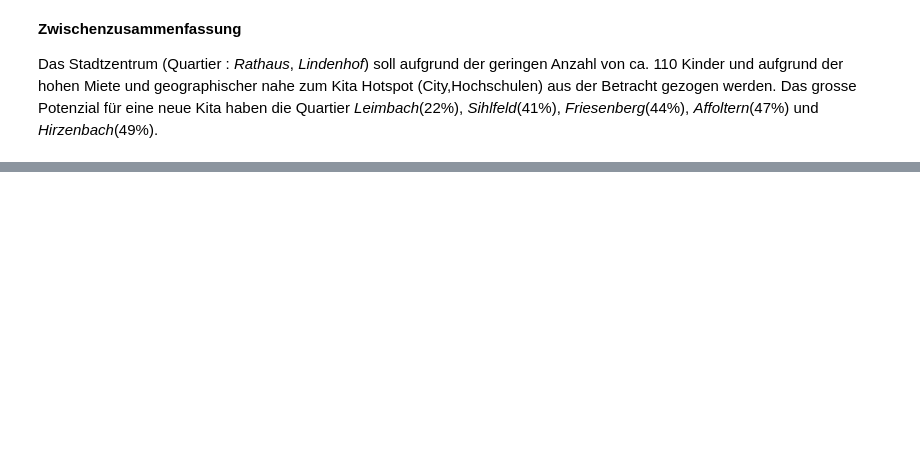
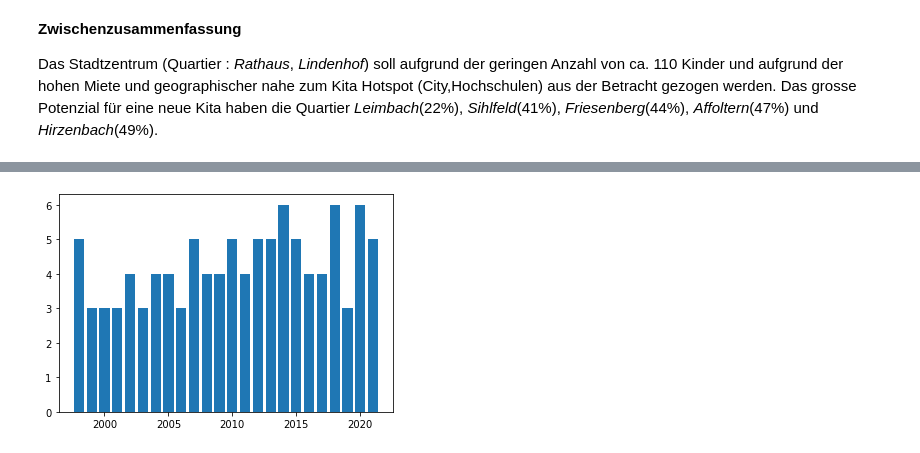
Before and after one commit to EbruDulak/CAS-INFE-21.12-Scripting-Project, a Jupyter notebook: ScriptingKitaProject.ipynb, the cells around one changed output, grey strips where cells are left out. Drawn from its saved outputs; the diff is of its cells as text; code cells hidden in the pictures; blank space fills up the shorter version.

Commit message:
add birth data and barchart per year

```diff
--- a/ScriptingKitaProject.ipynb
+++ b/ScriptingKitaProject.ipynb
@@ -172,0 +179,3 @@ Das Stadtzentrum (Quartier : _Rathaus_, _Lindenhof_) soll aufgrund der geringen
+# %%
+# read Geburten-CSV
+df_birth = pd.read_csv('data/BEV403OD4030.csv', quotechar='"', encoding = 'utf_8')
@@ -172,0 +200,4 @@ Das Stadtzentrum (Quartier : _Rathaus_, _Lindenhof_) soll aufgrund der geringen
+# %%
+# Leimbach
+df_birth_leimbach = df_birth[df_birth['QuarCd']==23]
+df_birth_leimbach
@@ -172,0 +218,8 @@ Das Stadtzentrum (Quartier : _Rathaus_, _Lindenhof_) soll aufgrund der geringen
+# %%
+# Total Anzahl Geburten pro Jahr
+df_birth_leimbach.groupby(['EreignisDatJahr'])['AnzGebuWir'].sum()
+
+plt.bar(df_birth_leimbach['EreignisDatJahr'], df_birth_leimbach['AnzGebuWir'])
+plt.show()
+# %% [output]
+[figure, added]
```
Also changed, not shown: parts of 13 cells of this notebook.
